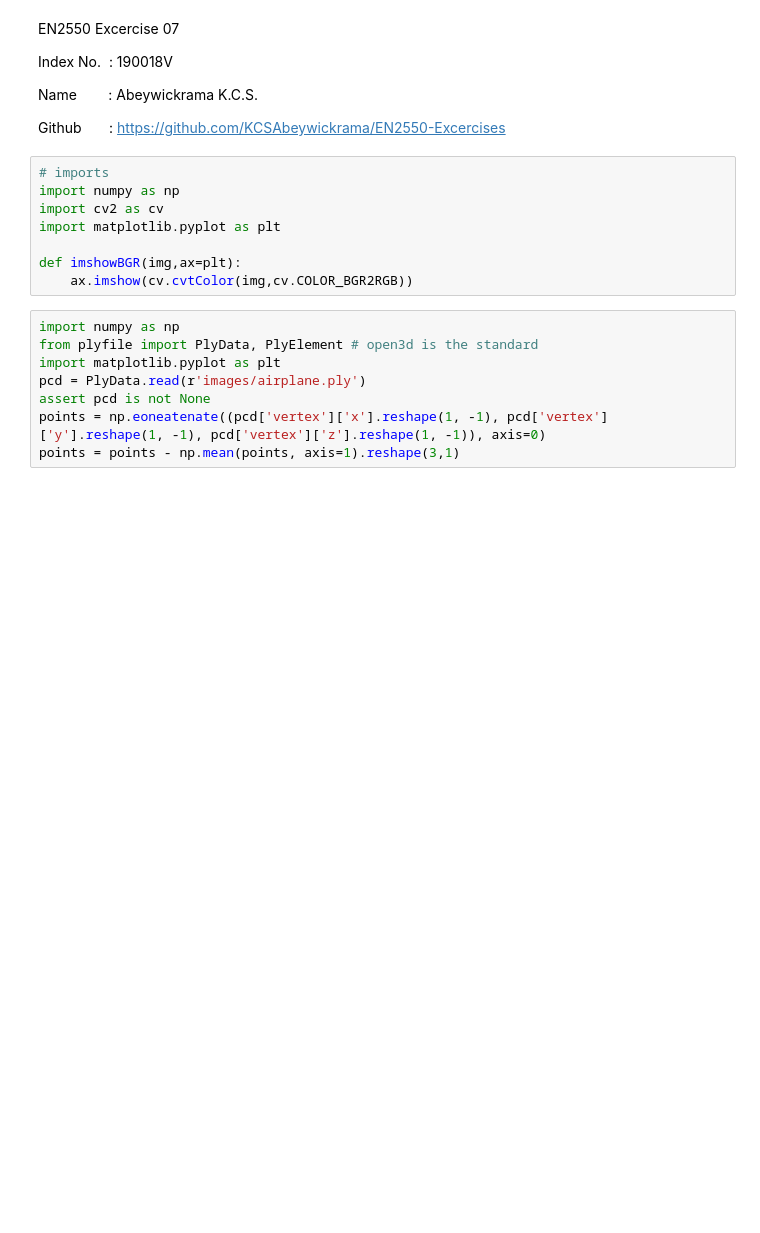
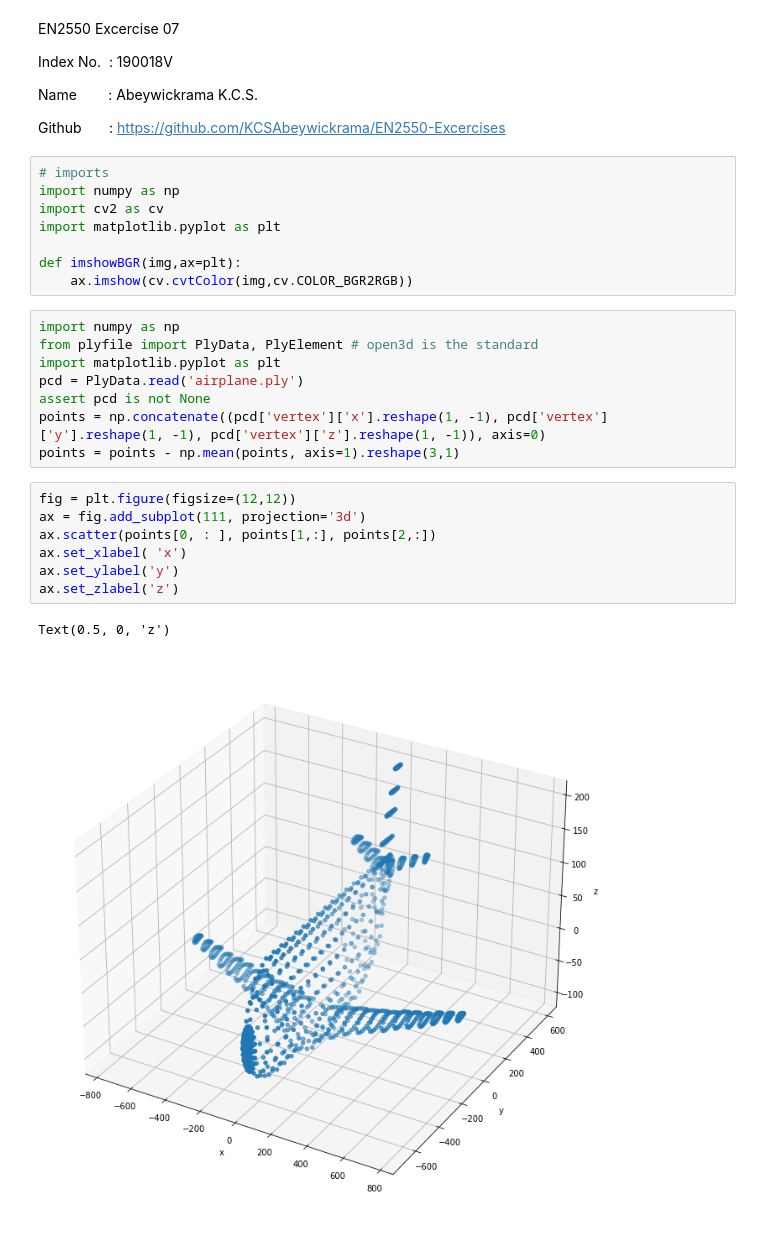
Before and after one commit to KCSAbeywickrama/EN2550-Excercises, a Jupyter notebook: Exercise_07/190018V_Ex07.ipynb, the cells around one changed output. Drawn from its saved outputs; the diff is of its cells as text; blank space fills up the shorter version.

```diff
--- a/Exercise_07/190018V_Ex07.ipynb
+++ b/Exercise_07/190018V_Ex07.ipynb
@@ -18,7 +18,17 @@ def imshowBGR(img,ax=plt):
 import numpy as np
 from plyfile import PlyData, PlyElement # open3d is the standard
 import matplotlib.pyplot as plt
-pcd = PlyData.read(r'images/airplane.ply')
+pcd = PlyData.read('airplane.ply')
 assert pcd is not None
-points = np.eoneatenate((pcd['vertex']['x'].reshape(1, -1), pcd['vertex']['y'].reshape(1, -1), pcd['vertex']['z'].reshape(1, -1)), axis=0)
+points = np.concatenate((pcd['vertex']['x'].reshape(1, -1), pcd['vertex']['y'].reshape(1, -1), pcd['vertex']['z'].reshape(1, -1)), axis=0)
 points = points - np.mean(points, axis=1).reshape(3,1)
+# %%
+fig = plt.figure(figsize=(12,12))
+ax = fig.add_subplot(111, projection='3d')
+ax.scatter(points[0, : ], points[1,:], points[2,:])
+ax.set_xlabel( 'x')
+ax.set_ylabel('y')
+ax.set_zlabel('z')
+# %% [output]
+Text(0.5, 0, 'z')
+[figure, added]
```
Also changed, not shown: parts of 1 cell of this notebook.
